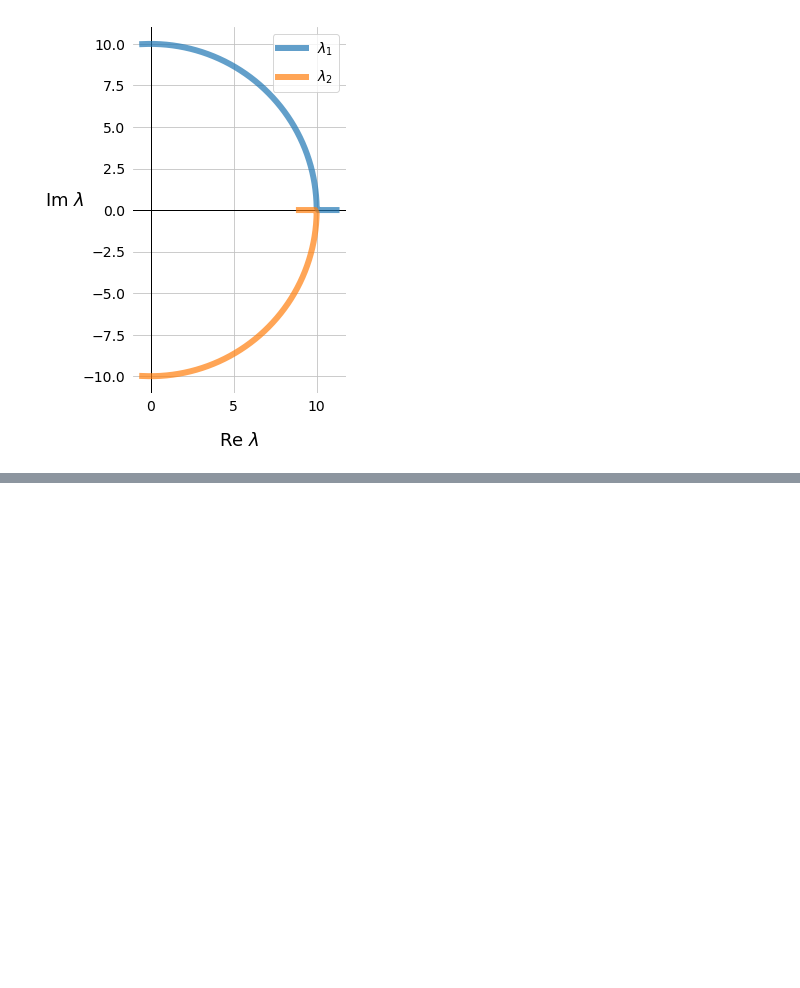
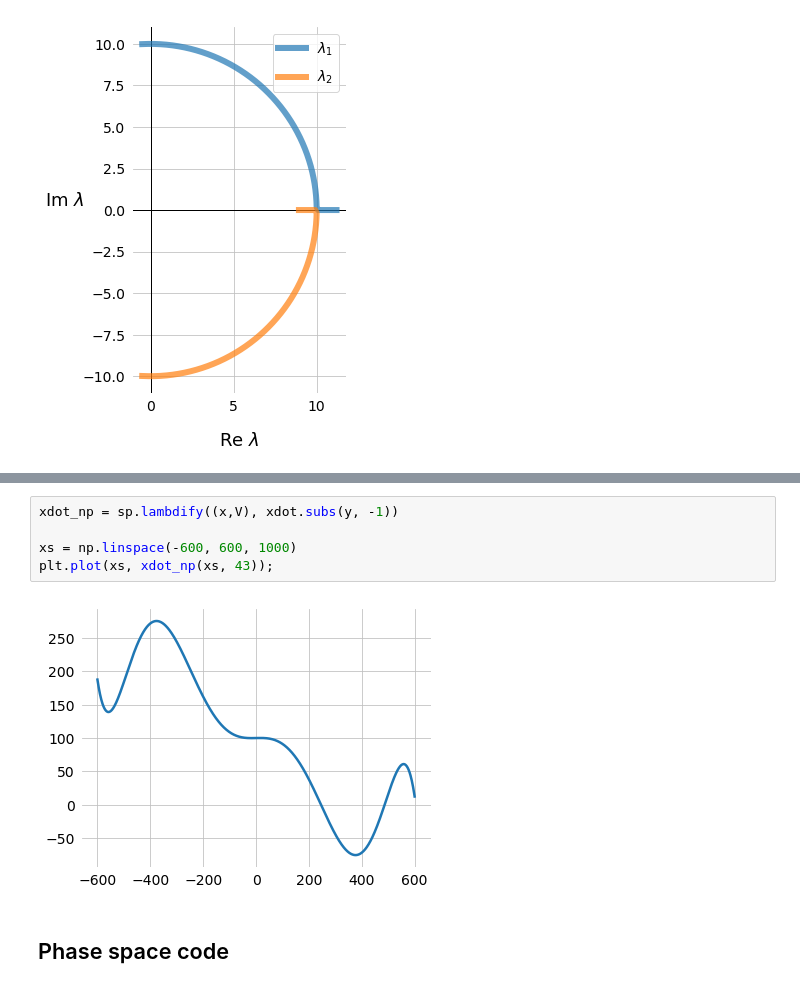
Before and after one commit to tfiers/strogatz, a Jupyter notebook: notebooks/4_Gallop.ipynb, the cells around one changed output, grey strips where cells are left out. Cells and saved outputs as stored; diff of their text form; blank space fills up the shorter version.

```diff
--- a/notebooks/4_Gallop.ipynb
+++ b/notebooks/4_Gallop.ipynb
@@ -61,3 +69,12 @@ save(fig, 'eigencup')
+# %%
+xdot_np = sp.lambdify((x,V), xdot.subs(y, -1))
+
+xs = np.linspace(-600, 600, 1000)
+plt.plot(xs, xdot_np(xs, 43));
+# %% [output]
+[figure, added]
+# %% [markdown]
+## Phase space code
 # %%
 from scipy.spatial.distance import pdist, squareform
 from scipy.integrate import solve_ivp
```
Also changed, not shown: parts of 13 cells of this notebook, 12 other files.
